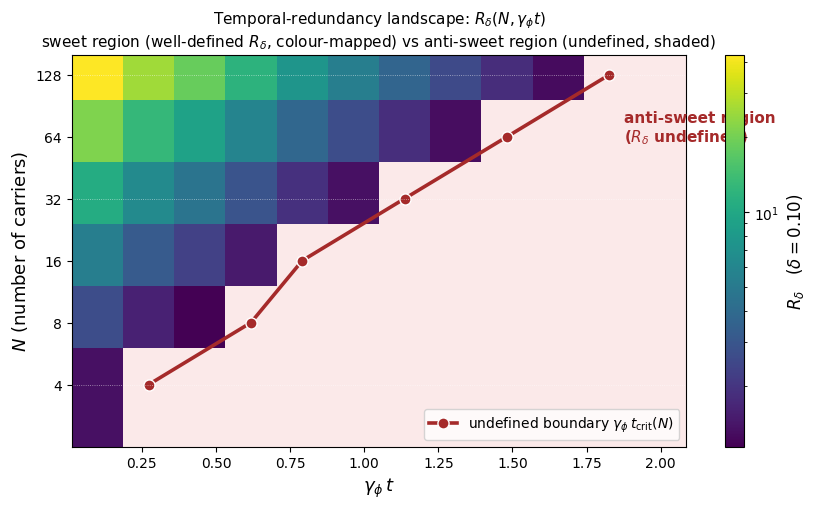
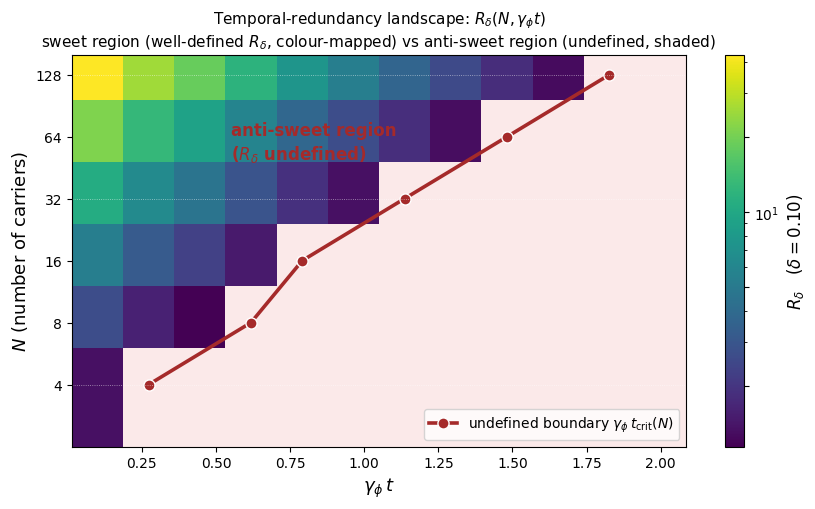
Code edit (unified diff) that turned the first committed figure into the second:
--- before
+++ after
@@ -4,4 +4,5 @@
 
 import matplotlib.colors as mcolors
+from matplotlib.ticker import LogLocator
 n_grid_c = [4, 8, 16, 32, 64, 128]
 t_grid_c = sorted({row[0] for row in cur['grid'][n_grid_c[0]]})
@@ -29,4 +30,7 @@
 cbar = plt.colorbar(im_c, ax=ax_c)
 cbar.set_label(r'$R_\delta\quad(\delta=0.10)$', fontsize=12)
+# Explicit log-spaced ticks (3–5 values) for readability
+cbar.locator = LogLocator(base=10.0, subs=[1.0, 2.0, 5.0], numticks=6)
+cbar.update_ticks()
 
 # Undefined-boundary curve (rising with N)
@@ -43,8 +47,11 @@
           markeredgecolor='white', markeredgewidth=1)
 
-# Anti-sweet region annotation (top region — for each N, t > boundary)
-ax_c.text(b_t_arr[-1] + 0.05, n_grid_c[-1] * 0.55,
+# Anti-sweet region annotation — placed *inside* the light-pink anti-sweet shaded area
+# (well clear of the colorbar on the right). The pink region is above the boundary curve
+# at small N; placing the label at (gamma_phi*t ≈ 0.55, N ≈ 60) puts it squarely inside
+# the visible anti-sweet block.
+ax_c.text(0.55, 60.0,
           'anti-sweet region\n($R_\\delta$ undefined)',
-          color='#a52a2a', fontsize=11, fontweight='bold',
+          color='#a52a2a', fontsize=12, fontweight='bold',
           ha='left', va='center')
 

Commit: HV-DRAFT-001 figure refinements: Figure 3 legend removed (end-of-curve N labels); Figure 4 anti-sweet label moved into pink region + explicit colorbar ticks